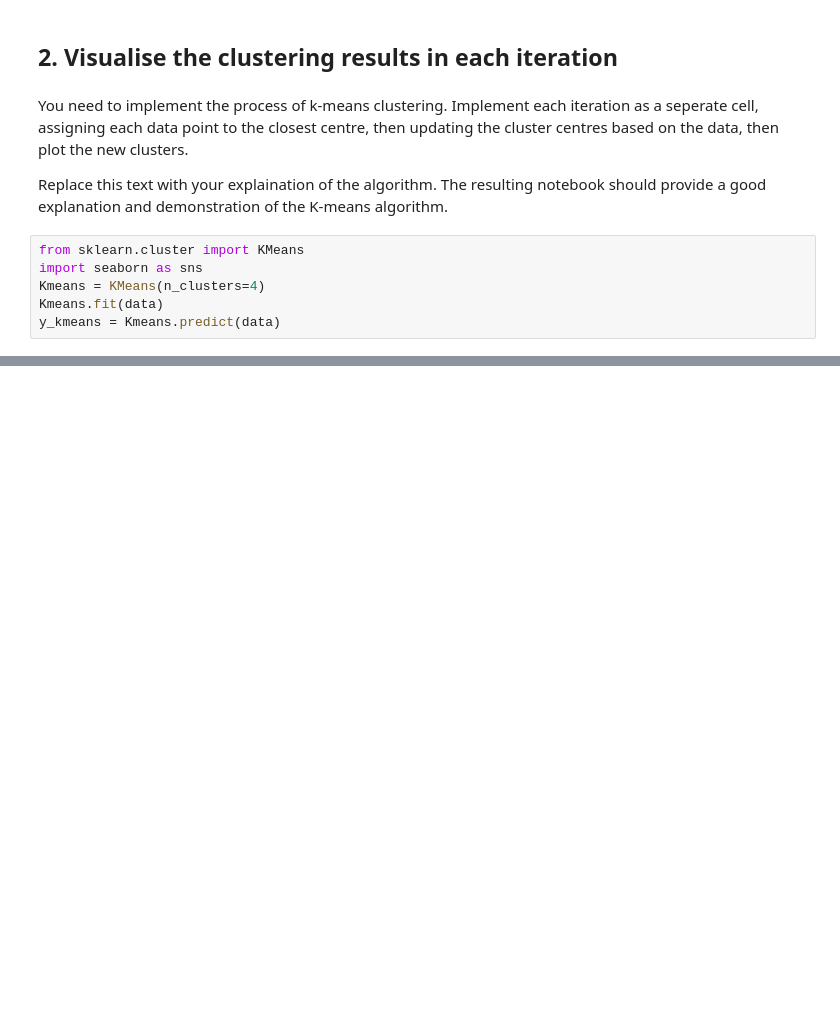
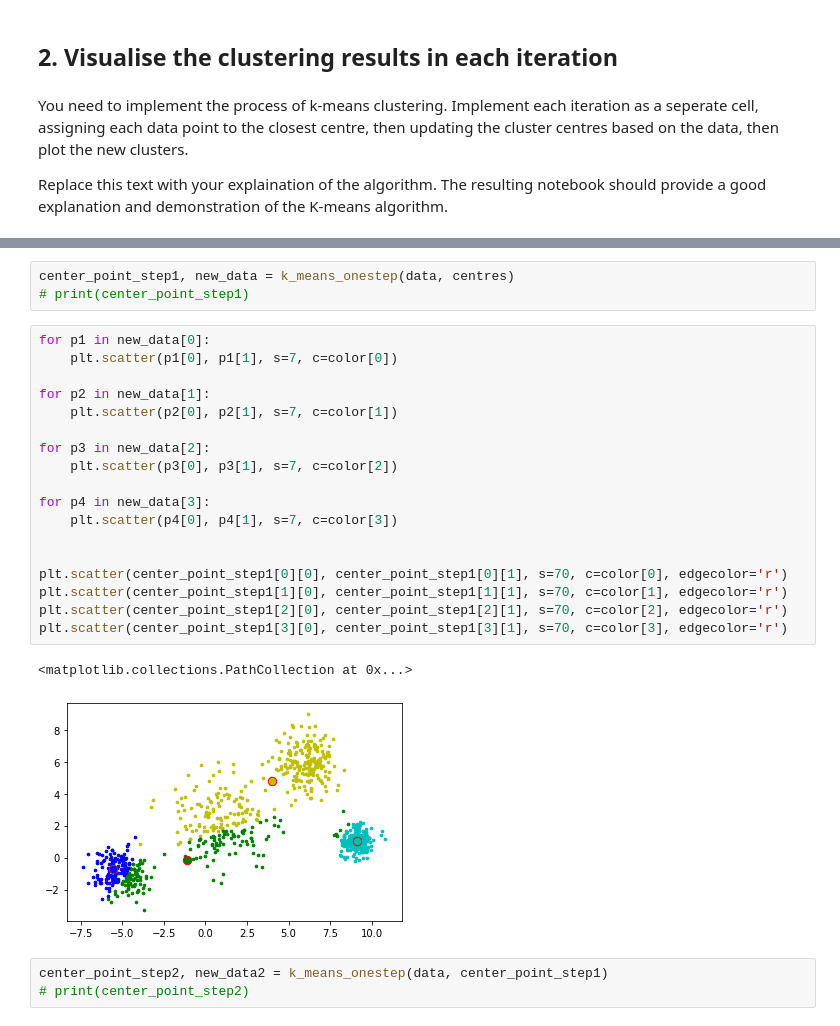
Before and after one commit to garyliu427/portfolio-2019-garyliu427, a Jupyter notebook: Portfolio 3.ipynb, the cells around one changed output, grey strips where cells are left out. Cells and saved outputs as stored; diff of their text form; blank space fills up the shorter version.

```diff
--- a/Portfolio 3.ipynb
+++ b/Portfolio 3.ipynb
@@ -56,9 +61,3 @@ plt.scatter(centres[:,0], centres[:,1], s=70, c=color, edgecolor='r')
 You need to implement the process of k-means clustering.  Implement each iteration as a seperate cell, assigning each data point to the closest centre, then updating the cluster centres based on the data, then plot the new clusters.
 
 Replace this text with your explaination of the algorithm.  The resulting notebook should provide a good explanation and demonstration of the K-means algorithm.
-# %%
-from sklearn.cluster import KMeans
-import seaborn as sns
-Kmeans = KMeans(n_clusters=4)
-Kmeans.fit(data)
-y_kmeans = Kmeans.predict(data)
@@ -70,0 +99,27 @@ plt.scatter(centroids[:,0], centroids[:,1], c=color, s=70, edgecolor='r');
+# %%
+center_point_step1, new_data = k_means_onestep(data, centres)
+# print(center_point_step1)
+# %%
+for p1 in new_data[0]:
+    plt.scatter(p1[0], p1[1], s=7, c=color[0])
+
+for p2 in new_data[1]:
+    plt.scatter(p2[0], p2[1], s=7, c=color[1])
+
+for p3 in new_data[2]:
+    plt.scatter(p3[0], p3[1], s=7, c=color[2])
+
+for p4 in new_data[3]:
+    plt.scatter(p4[0], p4[1], s=7, c=color[3])
+
+
+plt.scatter(center_point_step1[0][0], center_point_step1[0][1], s=70, c=color[0], edgecolor='r')
+plt.scatter(center_point_step1[1][0], center_point_step1[1][1], s=70, c=color[1], edgecolor='r')
+plt.scatter(center_point_step1[2][0], center_point_step1[2][1], s=70, c=color[2], edgecolor='r')
+plt.scatter(center_point_step1[3][0], center_point_step1[3][1], s=70, c=color[3], edgecolor='r')
+# %% [output]
+<matplotlib.collections.PathCollection at 0x...>
+[figure, added]
+# %%
+center_point_step2, new_data2 = k_means_onestep(data, center_point_step1)
+# print(center_point_step2)
```
Also changed, not shown: parts of 11 cells of this notebook.
